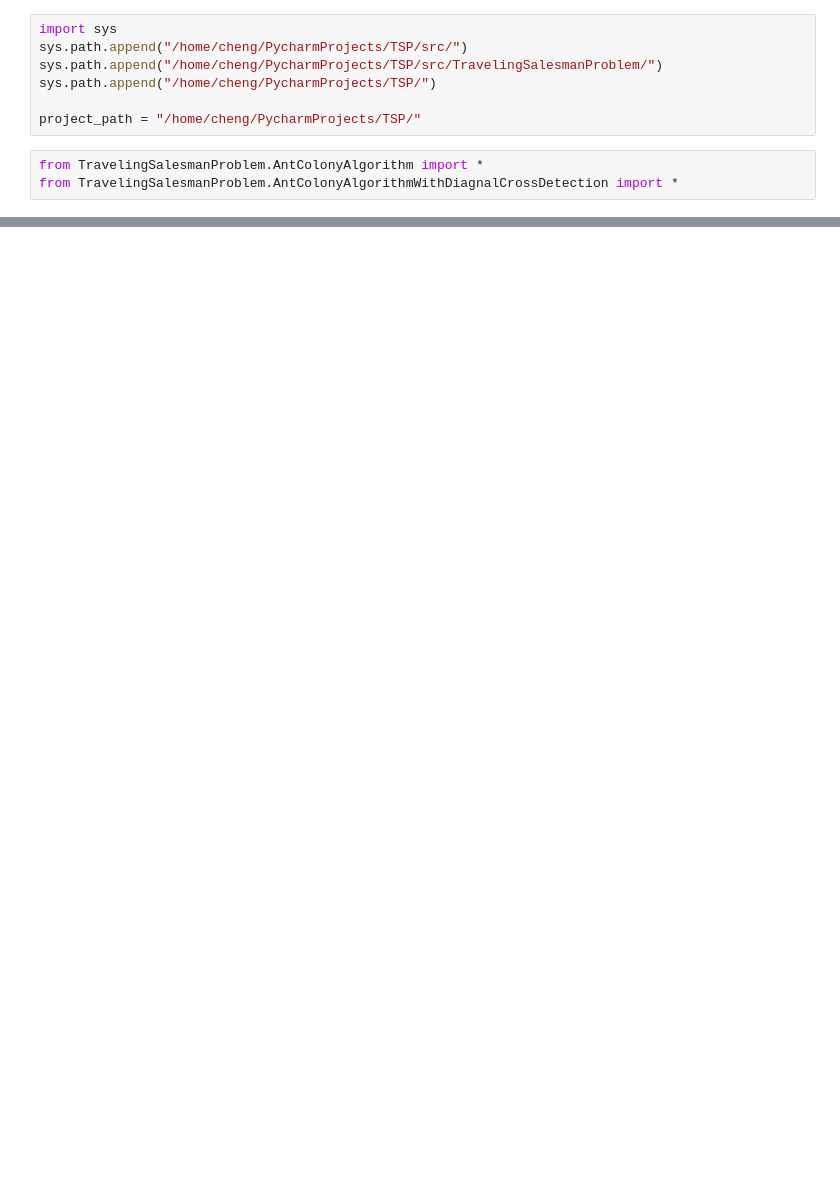
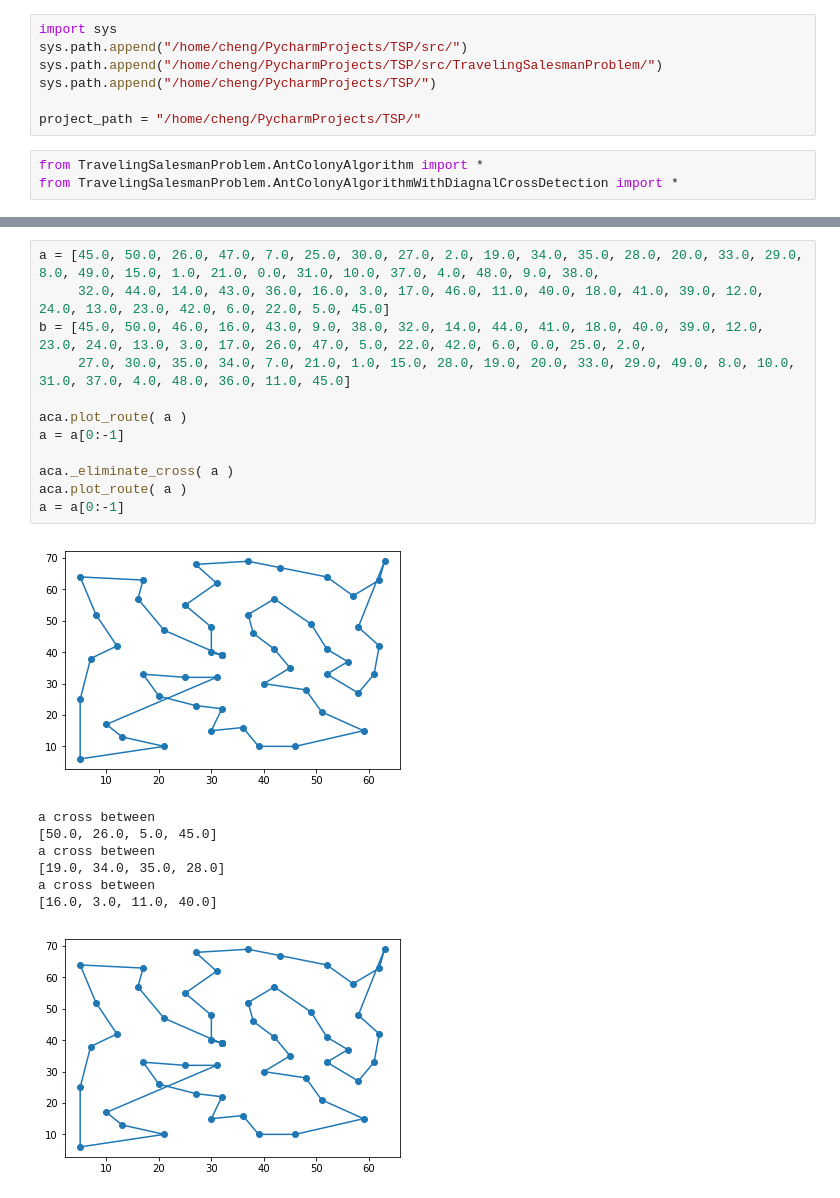
Before and after one commit to 2016cxg/MinMax-MTSP-based-on-limited-cities-ACO-and-cross-avoidance, a Jupyter notebook: src/test.ipynb, the cells around one changed output, grey strips where cells are left out. Saved outputs shown, nothing was run; the diff lists cells and outputs as text; blank space fills up the shorter version.

```diff
--- a/src/test.ipynb
+++ b/src/test.ipynb
@@ -38,0 +93,21 @@ a = np.array([ 1, 2 , 3])
+# %%
+a = [45.0, 50.0, 26.0, 47.0, 7.0, 25.0, 30.0, 27.0, 2.0, 19.0, 34.0, 35.0, 28.0, 20.0, 33.0, 29.0, 8.0, 49.0, 15.0, 1.0, 21.0, 0.0, 31.0, 10.0, 37.0, 4.0, 48.0, 9.0, 38.0,
+     32.0, 44.0, 14.0, 43.0, 36.0, 16.0, 3.0, 17.0, 46.0, 11.0, 40.0, 18.0, 41.0, 39.0, 12.0, 24.0, 13.0, 23.0, 42.0, 6.0, 22.0, 5.0, 45.0]
+b = [45.0, 50.0, 46.0, 16.0, 43.0, 9.0, 38.0, 32.0, 14.0, 44.0, 41.0, 18.0, 40.0, 39.0, 12.0, 23.0, 24.0, 13.0, 3.0, 17.0, 26.0, 47.0, 5.0, 22.0, 42.0, 6.0, 0.0, 25.0, 2.0,
+     27.0, 30.0, 35.0, 34.0, 7.0, 21.0, 1.0, 15.0, 28.0, 19.0, 20.0, 33.0, 29.0, 49.0, 8.0, 10.0, 31.0, 37.0, 4.0, 48.0, 36.0, 11.0, 45.0]
+
+aca.plot_route( a )
+a = a[0:-1]
+
+aca._eliminate_cross( a )
+aca.plot_route( a )
+a = a[0:-1]
+# %% [output]
+[figure, added]
+a cross between
+[50.0, 26.0, 5.0, 45.0]
+a cross between
+[19.0, 34.0, 35.0, 28.0]
+a cross between
+[16.0, 3.0, 11.0, 40.0]
+[figure, added]
```
Also changed, not shown: parts of 9 cells of this notebook.
